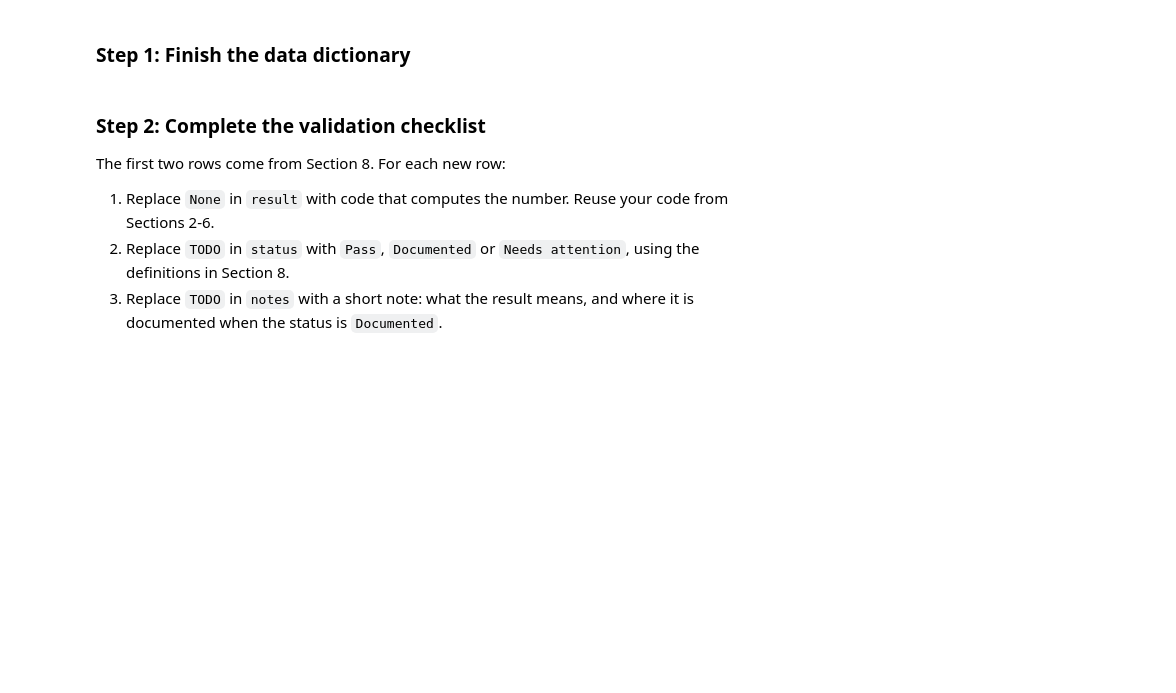
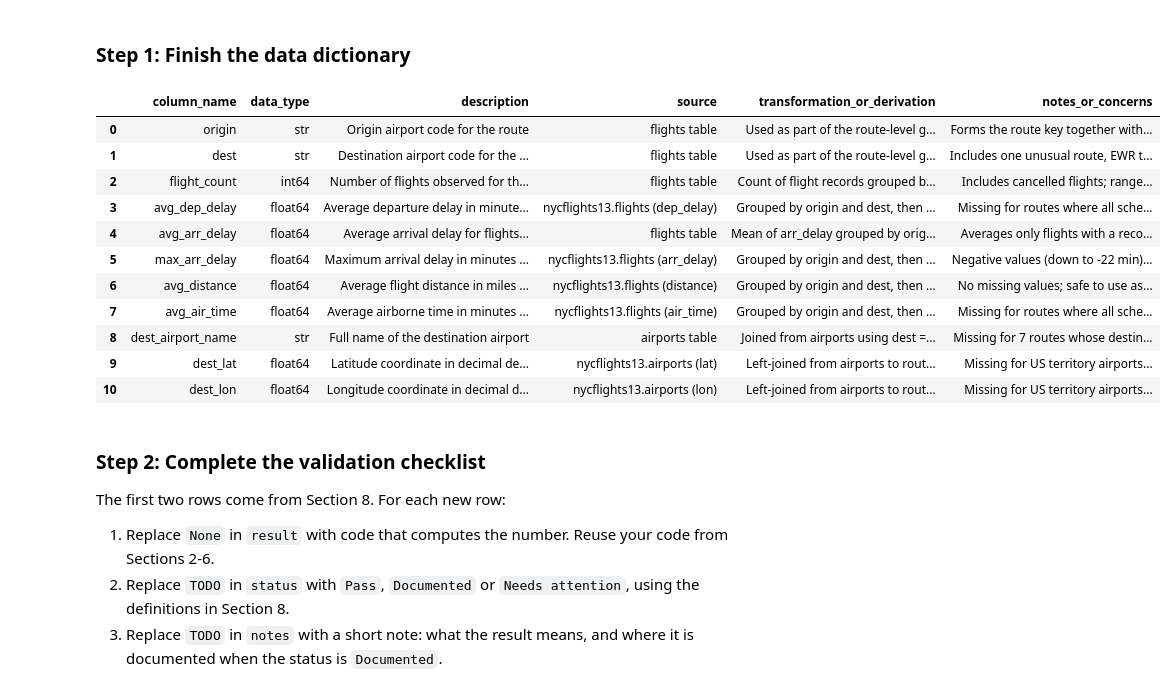
Before and after one commit to tejsai123/ban6003-week11-Tejsai, a Jupyter notebook: notebooks/module11_abt_documentation_guided_lab.ipynb, the cells around one changed output. Saved outputs shown, nothing was run; the diff lists cells and outputs as text; code cells hidden in the pictures; blank space fills up the shorter version.

```diff
--- a/notebooks/module11_abt_documentation_guided_lab.ipynb
+++ b/notebooks/module11_abt_documentation_guided_lab.ipynb
@@ -395,7 +541,7 @@ In the offline assignment you will complete the dictionary rows for the five ABT
 # Your Turn 5 - document the ABT column avg_dep_delay (one dictionary row).
 # Replace the four empty strings, in the order of doc_fields, then run the cell.
 your_turn_entries = {
-    "avg_dep_delay": ["", "", "", ""],
+    "avg_dep_delay": ["Average departure delay in minutes across non-cancelled flights on the route (negative values indicate early departures).", "nycflights13.flights (dep_delay)", "Grouped by origin and dest, then aggregated using .mean() (ignoring missing values).", "Missing for routes where all scheduled flights were cancelled. Also suffers from data leakage because departure delays are unknown before the schedule season starts."],
 }
 
 for abt_column, values in your_turn_entries.items():
@@ -503,18 +659,57 @@ An analyst on another team will use the route ABT next week and cannot ask you t
 # %%
 # Offline Assignment, step 1 - document the five remaining ABT columns.
 # Replace the empty strings, four values per column in the order of doc_fields, then run the cell.
-remaining_entries = {
-    "max_arr_delay": ["", "", "", ""],
-    "avg_distance": ["", "", "", ""],
-    "avg_air_time": ["", "", "", ""],
-    "dest_lat": ["", "", "", ""],
-    "dest_lon": ["", "", "", ""],
+
+remaining_docs = {
+    "max_arr_delay": [
+        "Maximum arrival delay in minutes recorded across completed flights on the route.",
+        "nycflights13.flights (arr_delay)",
+        "Grouped by origin and dest, then aggregated using .max() (ignoring missing values).",
+        "Negative values (down to -22 min) occur on low-volume routes where all flights arrived early; missing for 100%-cancelled routes (e.g., LGA-LEX); suffers from data leakage and cannot be used as a pre-season predictor."
+    ],
+    "avg_distance": [
+        "Average flight distance in miles between the origin and destination airports.",
+        "nycflights13.flights (distance)",
+        "Grouped by origin and dest, then aggregated using .mean().",
+        "No missing values; safe to use as a pre-season predictor since route distance is known prior to scheduling."
+    ],
+    "avg_air_time": [
+        "Average airborne time in minutes across completed flights on the route.",
+        "nycflights13.flights (air_time)",
+        "Grouped by origin and dest, then aggregated using .mean() (ignoring missing values).",
+        "Missing for routes where all scheduled flights were cancelled (e.g., LGA-LEX); reflects post-flight duration rather than scheduled block time."
+    ],
+    "dest_lat": [
+        "Latitude coordinate in decimal degrees of the destination airport.",
+        "nycflights13.airports (lat)",
+        "Left-joined from airports to route_abt on dest == faa.",
+        "Missing for US territory airports (SJU, BQN, PSE, STT) that are excluded from the domestic nycflights13.airports lookup table."
+    ],
+    "dest_lon": [
+        "Longitude coordinate in decimal degrees of the destination airport.",
+        "nycflights13.airports (lon)",
+        "Left-joined from airports to route_abt on dest == faa.",
+        "Missing for US territory airports (SJU, BQN, PSE, STT) that are excluded from the domestic nycflights13.airports lookup table."
+    ]
 }
 
-for abt_column, values in remaining_entries.items():
-    data_dictionary.loc[data_dictionary["column_name"] == abt_column, doc_fields] = values
+for col_name, values in remaining_docs.items():
+    data_dictionary.loc[data_dictionary["column_name"] == col_name, doc_fields] = values
 
 data_dictionary
+# %% [output]
+|  | column_name | data_type | description | source | transformation_or_derivation | notes_or_concerns |
+| 0 | origin | str | Origin airport code for the route | flights table | Used as part of the route-level g... | Forms the route key together with... |
+| 1 | dest | str | Destination airport code for the ... | flights table | Used as part of the route-level g... | Includes one unusual route, EWR t... |
+| 2 | flight_count | int64 | Number of flights observed for th... | flights table | Count of flight records grouped b... | Includes cancelled flights; range... |
+| 3 | avg_dep_delay | float64 | Average departure delay in minute... | nycflights13.flights (dep_delay) | Grouped by origin and dest, then ... | Missing for routes where all sche... |
+| 4 | avg_arr_delay | float64 | Average arrival delay for flights... | flights table | Mean of arr_delay grouped by orig... | Averages only flights with a reco... |
+| 5 | max_arr_delay | float64 | Maximum arrival delay in minutes ... | nycflights13.flights (arr_delay) | Grouped by origin and dest, then ... | Negative values (down to -22 min)... |
+| 6 | avg_distance | float64 | Average flight distance in miles ... | nycflights13.flights (distance) | Grouped by origin and dest, then ... | No missing values; safe to use as... |
+| 7 | avg_air_time | float64 | Average airborne time in minutes ... | nycflights13.flights (air_time) | Grouped by origin and dest, then ... | Missing for routes where all sche... |
+| 8 | dest_airport_name | str | Full name of the destination airport | airports table | Joined from airports using dest =... | Missing for 7 routes whose destin... |
+| 9 | dest_lat | float64 | Latitude coordinate in decimal de... | nycflights13.airports (lat) | Left-joined from airports to rout... | Missing for US territory airports... |
+| 10 | dest_lon | float64 | Longitude coordinate in decimal d... | nycflights13.airports (lon) | Left-joined from airports to rout... | Missing for US territory airports... |
 # %% [markdown]
 ### Step 2: Complete the validation checklist
 
```
Also changed, not shown: parts of 31 cells of this notebook, 3 other files.
